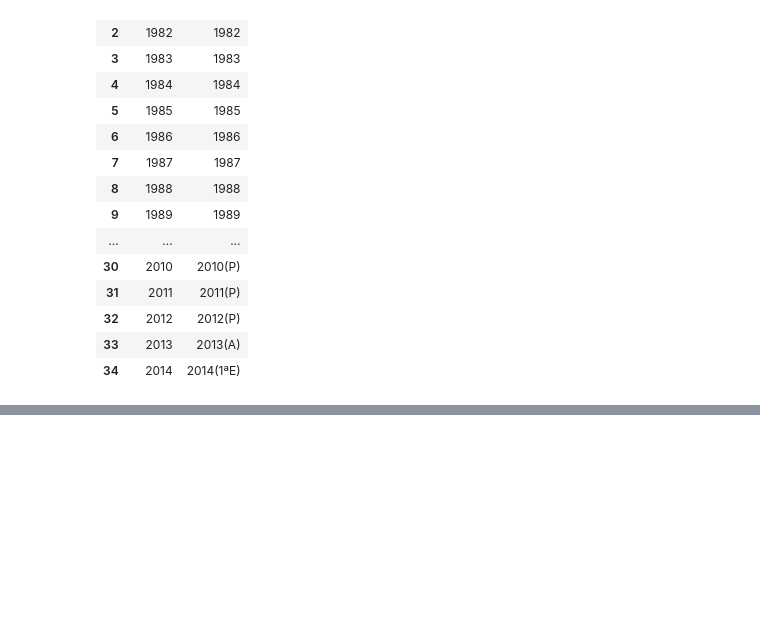
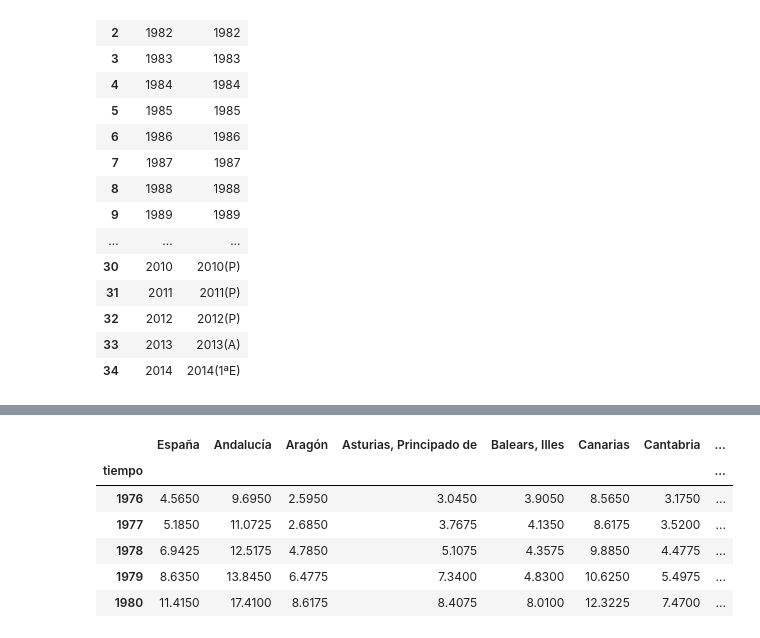
Before and after one commit to mmngreco/okun_ccaa, a Jupyter notebook: code/tabulacion_datos.ipynb, the cells around one changed output, grey strips where cells are left out. Cells and saved outputs as stored; diff of their text form; code cells hidden in the pictures; blank space fills up the shorter version.

```diff
--- a/code/tabulacion_datos.ipynb
+++ b/code/tabulacion_datos.ipynb
@@ -43,3 +17,0 @@ def romans_to_num(x):
-# %%
-def year(x):
-    return x[x.index('T')-4:x.index('T')]
@@ -558,0 +601,14 @@ pib.to_excel('d_y.xls', encoding='utf-8', index=False)
+# %%
+d1['tiempo'] = d1.index.map(extrae_year)
+# %%
+d1 = d1.groupby('tiempo').mean()
+# %%
+d1.head()
+# %% [output]
+|  | España | Andalucía | Aragón | Asturias, Principado de | Balears, Illes | Canarias | Cantabria | ... |
+| tiempo |  |  |  |  |  |  |  | ... |
+| 1976 | 4.5650 | 9.6950 | 2.5950 | 3.0450 | 3.9050 | 8.5650 | 3.1750 | ... |
+| 1977 | 5.1850 | 11.0725 | 2.6850 | 3.7675 | 4.1350 | 8.6175 | 3.5200 | ... |
+| 1978 | 6.9425 | 12.5175 | 4.7850 | 5.1075 | 4.3575 | 9.8850 | 4.4775 | ... |
+| 1979 | 8.6350 | 13.8450 | 6.4775 | 7.3400 | 4.8300 | 10.6250 | 5.4975 | ... |
+| 1980 | 11.4150 | 17.4100 | 8.6175 | 8.4075 | 8.0100 | 12.3225 | 7.4700 | ... |
```
Also changed, not shown: parts of 21 cells of this notebook, 7 other files.
